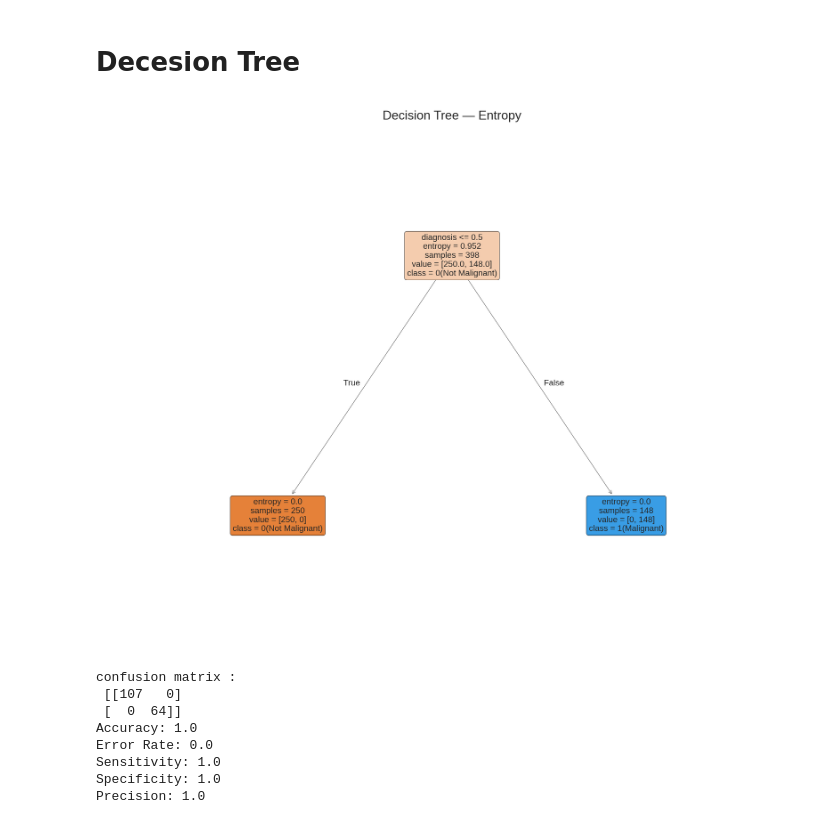
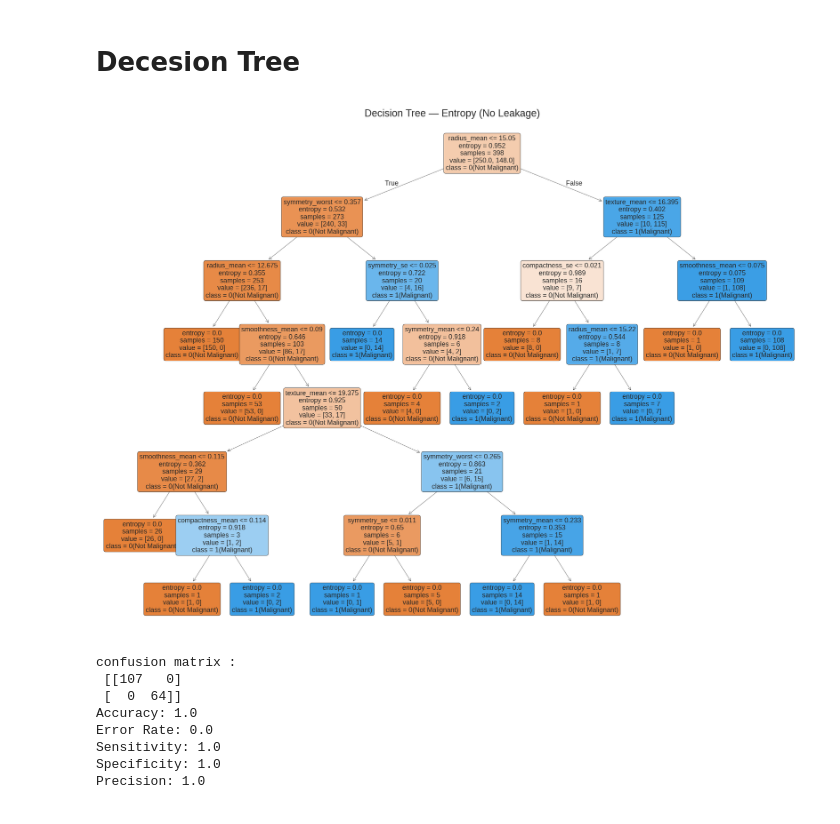
Before and after one commit to halaaab/IT_326-Project-Group-1, a Jupyter notebook: Phase3.ipynb, the cells around one changed output. Saved outputs shown, nothing was run; the diff lists cells and outputs as text; code cells hidden in the pictures.

```diff
--- a/Phase3.ipynb
+++ b/Phase3.ipynb
@@ -142,28 +142,22 @@ F1: 0.8760330578512396
 # Confusion Matrix Interpretation
 # %% [markdown]
 # Decesion Tree
-# %%
-fn = X.columns.tolist()  # same columns used to fit the model
-
-# 2) Class names that follow the model's learned class order
-pretty = {0: "0(Not Malignant)", 1: "1(Malignant)"}
-cls = [pretty.get(int(c), str(c)) for c in clf.classes_]  # aligns to clf.classes_
-
-# 3) Plot
-plt.figure(figsize=(12, 9), dpi=300)
-tree.plot_tree(
-    clf,
-    feature_names=fn,
-    class_names=cls,      # <- uses the exact order clf learned
-    filled=True,
-    rounded=True,
-    impurity=True,
-    fontsize=8
-)
-plt.title("Decision Tree — Entropy")
-plt.show()
-# %% [output]
-[figure, removed]
+# %%
+# ===== [6] Visualize the Tree =====
+from sklearn.tree import plot_tree, export_text
+
+plt.figure(figsize=(12, 9), dpi=160)
+plot_tree(
+    clf,
+    feature_names=X.columns.tolist(),
+    class_names=["0(Not Malignant)", "1(Malignant)"],
+    filled=True, rounded=True, impurity=True, fontsize=8
+)
+plt.title("Decision Tree — Entropy (No Leakage)")
+plt.tight_layout()
+plt.show()
+# %% [output]
+[figure, added]
 # %%
 from sklearn import metrics
 from sklearn.metrics import confusion_matrix, ConfusionMatrixDisplay
```
